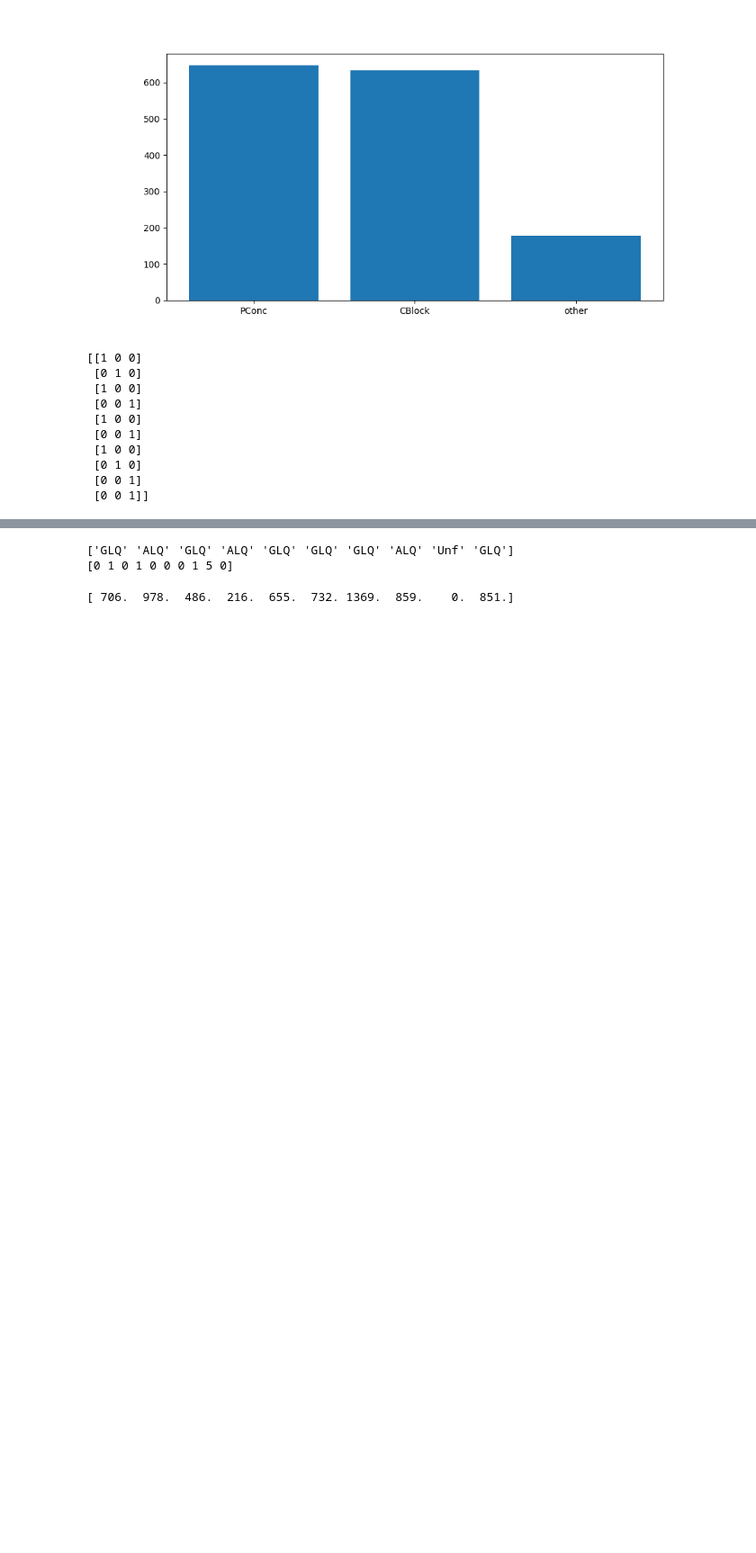
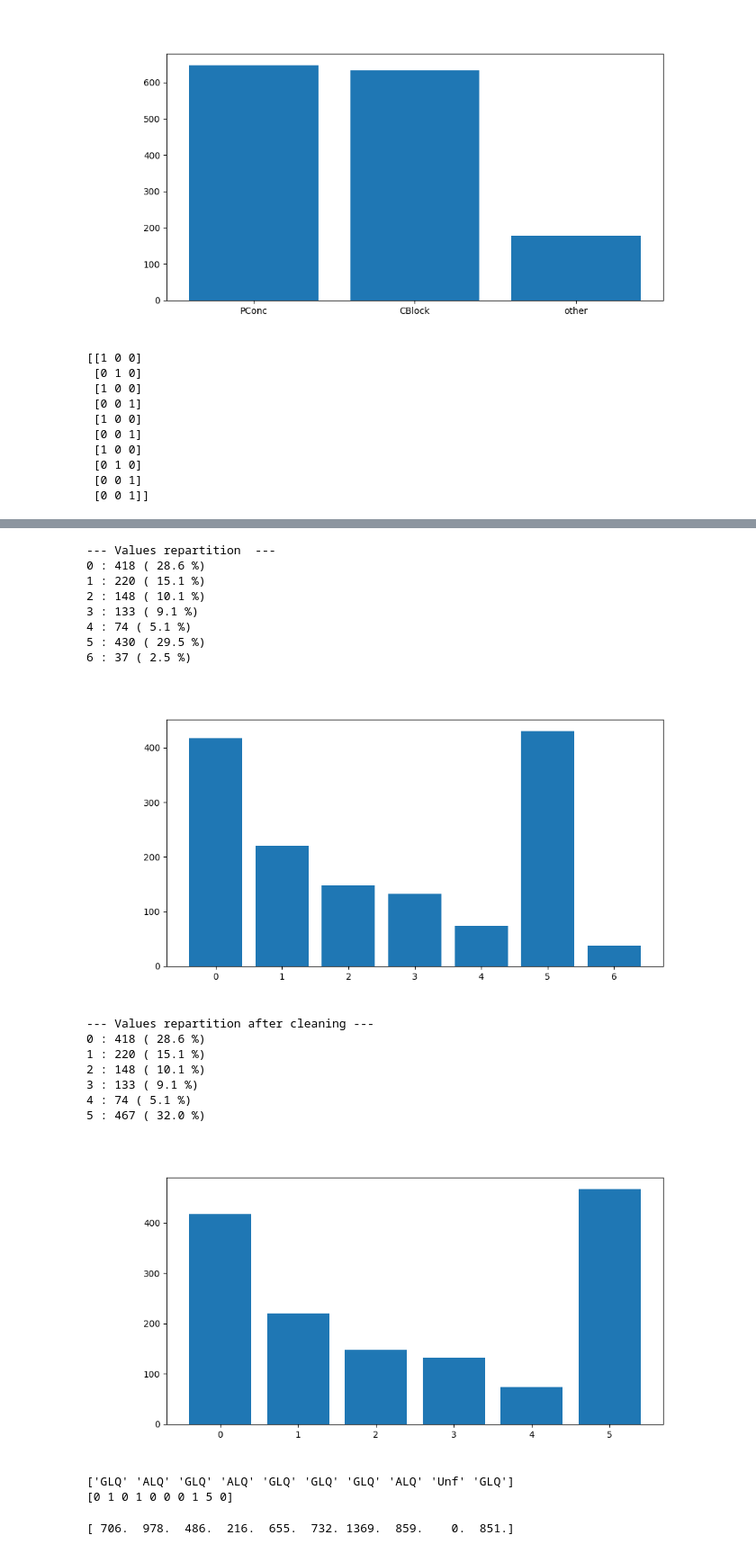
Before and after one commit to MaximeD34/house_price, a Jupyter notebook: data_processing.ipynb, the cells around one changed output, grey strips where cells are left out. Shown at 90% size. Cells and saved outputs as stored; diff of their text form; code cells hidden in the pictures; blank space fills up the shorter version.

```diff
--- a/data_processing.ipynb
+++ b/data_processing.ipynb
@@ -890,13 +968,46 @@ print(BsmtExposure[:10])
 # %%
 #BsmtFinType1
-BsmtFinType1 = data[:,33]
-BsmtFinType1_mapping = {"GLQ": 0, "ALQ": 1, "BLQ": 2, "Rec": 3, "LwQ": 4, "Unf": 5, "NA": 6}
+BsmtFinType1 = data[:,33].copy()
+BsmtFinType1_mapping = {"GLQ": 0, "ALQ": 1, "BLQ": 2, "Rec": 3
+                        , "LwQ": 4, "Unf": 5, "NA": 6}
 BsmtFinType1 = np.array([BsmtFinType1_mapping[finType] for finType in BsmtFinType1])
+
+printRepartion(BsmtFinType1, list(BsmtFinType1_mapping.values()))
+plotRepartition(BsmtFinType1, list(BsmtFinType1_mapping.values()))
+
+#TO CHECK : should we group more ?
+
+#5 <= [5, 6]
+BsmtFinType1[BsmtFinType1 == 6] = 5
+BsmtFinType1_mapping = {"GLQ": 0, "ALQ": 1, "BLQ": 2, "Rec": 3
+                        , "LwQ": 4, "Unf, NA": 5}
+
+printRepartion(BsmtFinType1, list(BsmtFinType1_mapping.values()), "after cleaning")
+plotRepartition(BsmtFinType1, list(BsmtFinType1_mapping.values()))
+
+
 print(data[:10, 33])
 print(BsmtFinType1[:10])
 # %% [output]
-['GLQ' 'ALQ' 'GLQ' 'ALQ' 'GLQ' 'GLQ' 'GLQ' 'ALQ' 'Unf' 'GLQ']
-[0 1 0 1 0 0 0 1 5 0]
+--- Values repartition  ---
+0 : 418 ( 28.6 %)
+1 : 220 ( 15.1 %)
+2 : 148 ( 10.1 %)
+3 : 133 ( 9.1 %)
+4 : 74 ( 5.1 %)
+5 : 430 ( 29.5 %)
+6 : 37 ( 2.5 %)
+[figure, added]
+--- Values repartition after cleaning ---
+0 : 418 ( 28.6 %)
+1 : 220 ( 15.1 %)
+2 : 148 ( 10.1 %)
+3 : 133 ( 9.1 %)
+4 : 74 ( 5.1 %)
+5 : 467 ( 32.0 %)
+[figure, added]
+['GLQ' 'ALQ' 'GLQ' 'ALQ' 'GLQ' 'GLQ' 'GLQ' 'ALQ' 'Unf' 'GLQ']
+[0 1 0 1 0 0 0 1 5 0]
 # %%
 #BsmtFinSF1
 BsmtFinSF1 = data[:,34].astype(float)
```
Also changed, not shown: parts of 3 cells of this notebook.
